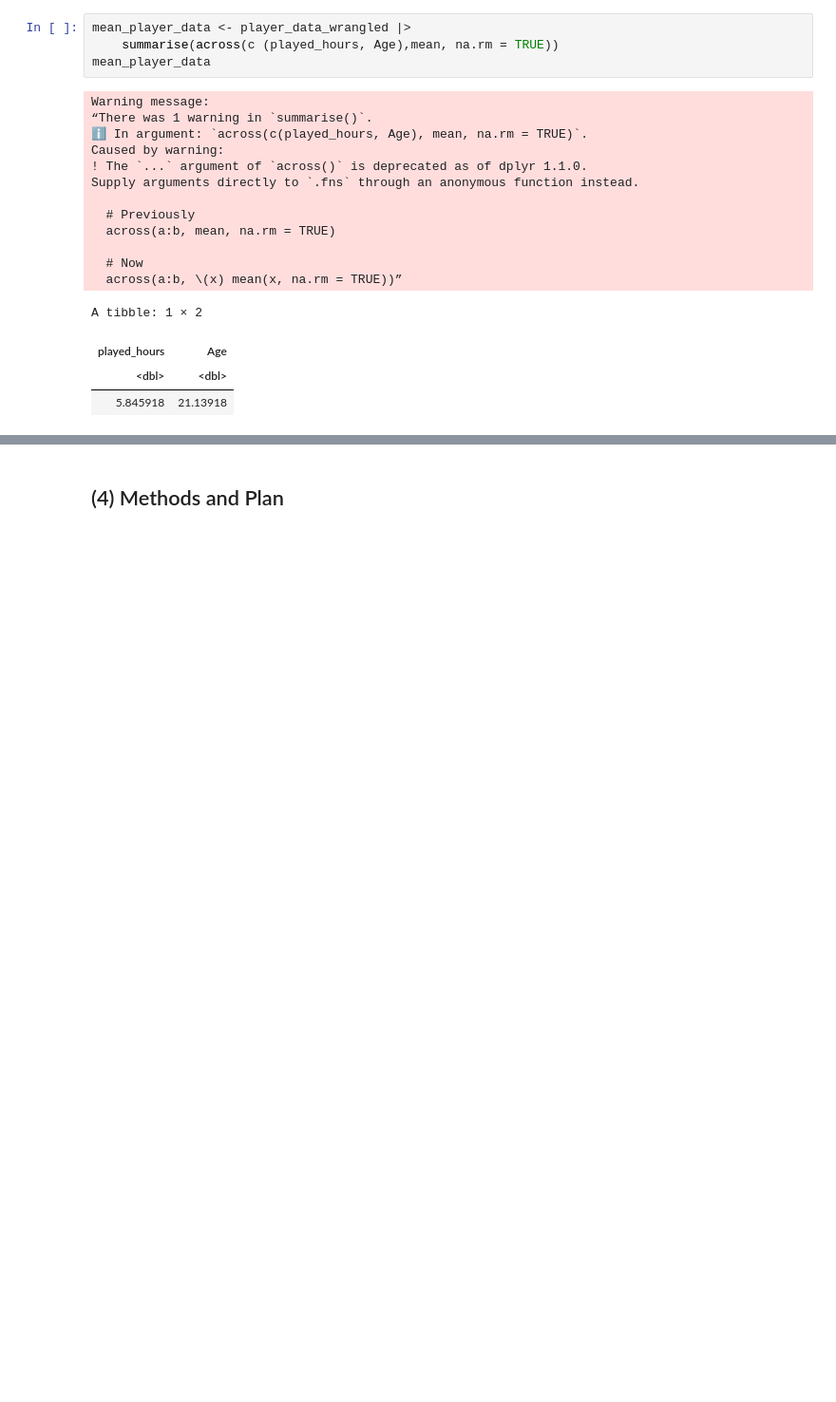
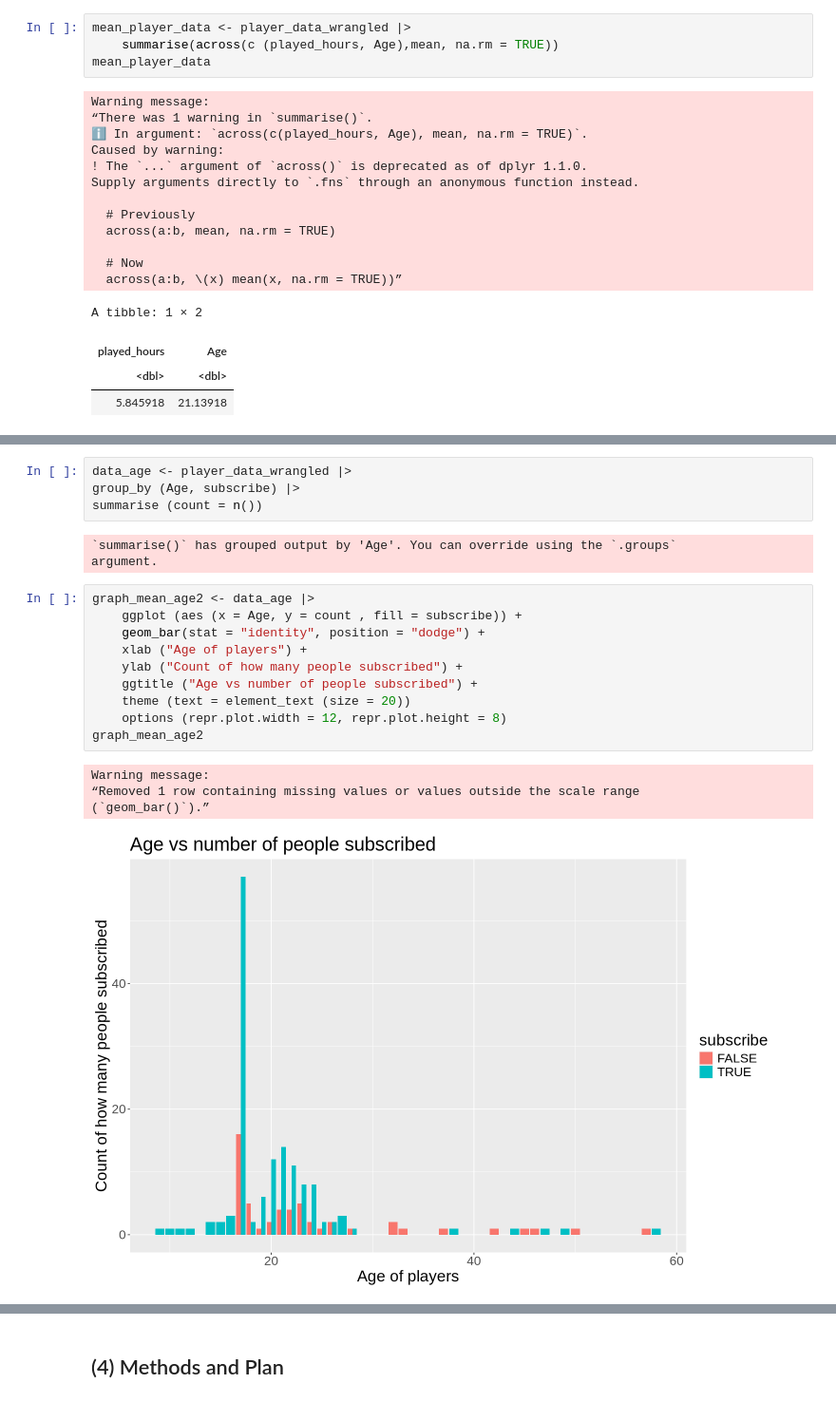
Before and after one commit to SimranHeir/DSCI-100-Project-Planning-Stage-Individual-Simran-Heir, a Jupyter notebook: Project Planning Individual Stage Notebook - Simran Heir.ipynb, the cells around one changed output, grey strips where cells are left out. Shown at 95% size. Cells and saved outputs as stored; diff of their text form; blank space fills up the shorter version.

```diff
--- a/Project Planning Individual Stage Notebook - Simran Heir.ipynb
+++ b/Project Planning Individual Stage Notebook - Simran Heir.ipynb
@@ -259,0 +292,22 @@ what relationship does it have with some of the other variables?
+# %%
+data_age <- player_data_wrangled |>
+group_by (Age, subscribe) |>
+summarise (count = n())
+# %% [output]
+`summarise()` has grouped output by 'Age'. You can override using the `.groups`
+argument.
+# %%
+graph_mean_age2 <- data_age |>
+    ggplot (aes (x = Age, y = count , fill = subscribe)) +
+    geom_bar(stat = "identity", position = "dodge") +
+    xlab ("Age of players") +
+    ylab ("Count of how many people subscribed") +
+    ggtitle ("Age vs number of people subscribed") +
+    theme (text = element_text (size = 20))
+    options (repr.plot.width = 12, repr.plot.height = 8)
+graph_mean_age2
+# %% [output]
+Warning message:
+“Removed 1 row containing missing values or values outside the scale range
+(`geom_bar()`).”
+[figure, added]
```
Also changed, not shown: parts of 15 cells of this notebook.
